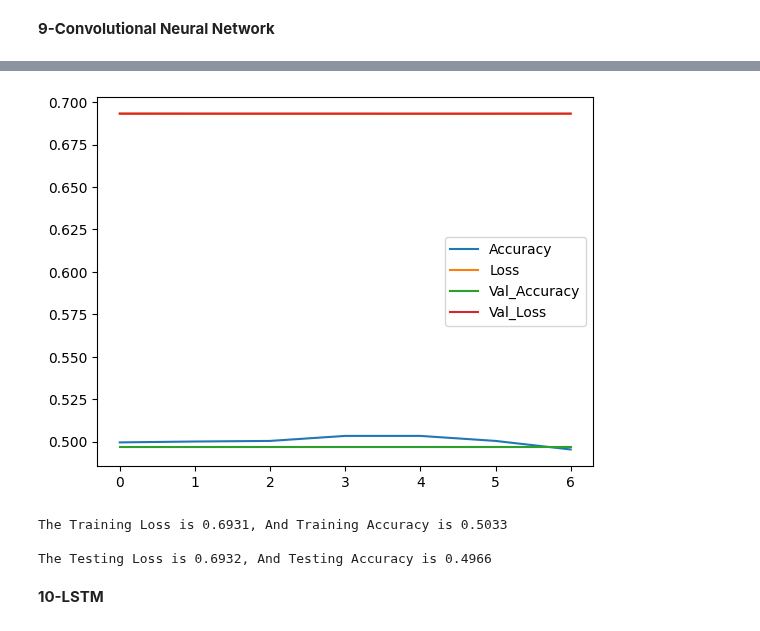
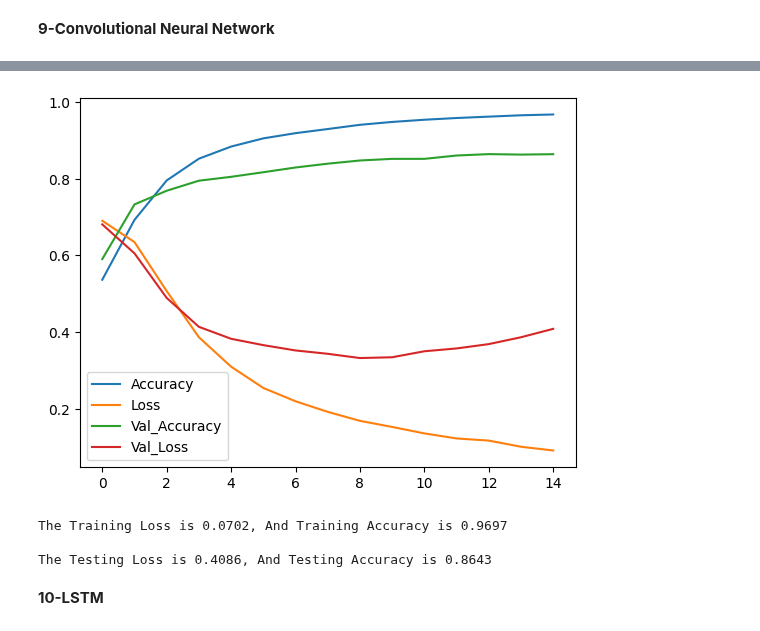
Before and after one commit to Osamah-Anmar-Sami/Sentiment-Analysis, a Jupyter notebook: Arabic Sentiment Analysis/Arabic Sentiment Analysis.ipynb, the cells around one changed output, grey strips where cells are left out. Cells and saved outputs as stored; diff of their text form; code cells hidden in the pictures.

```diff
--- a/Arabic Sentiment Analysis/Arabic Sentiment Analysis.ipynb
+++ b/Arabic Sentiment Analysis/Arabic Sentiment Analysis.ipynb
@@ -475,9 +475,9 @@ Callback = tf.keras.callbacks.EarlyStopping(
 # %% [markdown]
 **9-Convolutional Neural Network**
 # %%
-convolutional_neural_network = convolutional_neural_network_1d(vocab_size=vocab_size, embedding_dim=embedding_dim, max_length=max_length, dropout=0.3, kernel=8, filters=32)
+convolutional_neural_network = convolutional_neural_network_1d(vocab_size=vocab_size, embedding_dim=embedding_dim, max_length=max_length, dropout=0.8, kernel=8, filters=32)
 model_compile(model=convolutional_neural_network)
-history = model_fit(model=convolutional_neural_network, X_train=encoded_X_train, y_train=y_train, epochs=50, X_test=encoded_X_test, y_test=y_test, batch_size=16, Callback=Callback, shuffle=True)
+history = model_fit(model=convolutional_neural_network, X_train=encoded_X_train, y_train=y_train, epochs=15, X_test=encoded_X_test, y_test=y_test, batch_size=16, Callback=Callback, shuffle=True)
 plot_accuracy_loss(histoty=history)
 evaluate(model=convolutional_neural_network, x=encoded_X_train, y=y_train, train_test='Training')
 evaluate(model=convolutional_neural_network, x=encoded_X_test, y=y_test, train_test='Testing')
@@ -499,7 +502,7 @@ Epoch 7/50
-[figure, old version]
+[figure, new version]
-The Training Loss is 0.6931, And Training Accuracy is 0.5033
+The Training Loss is 0.0702, And Training Accuracy is 0.9697
 
-The Testing Loss is 0.6932, And Testing Accuracy is 0.4966
+The Testing Loss is 0.4086, And Testing Accuracy is 0.8643
 # %% [markdown]
 **10-LSTM**
 # %%
```
Also changed, not shown: parts of 21 cells of this notebook.
